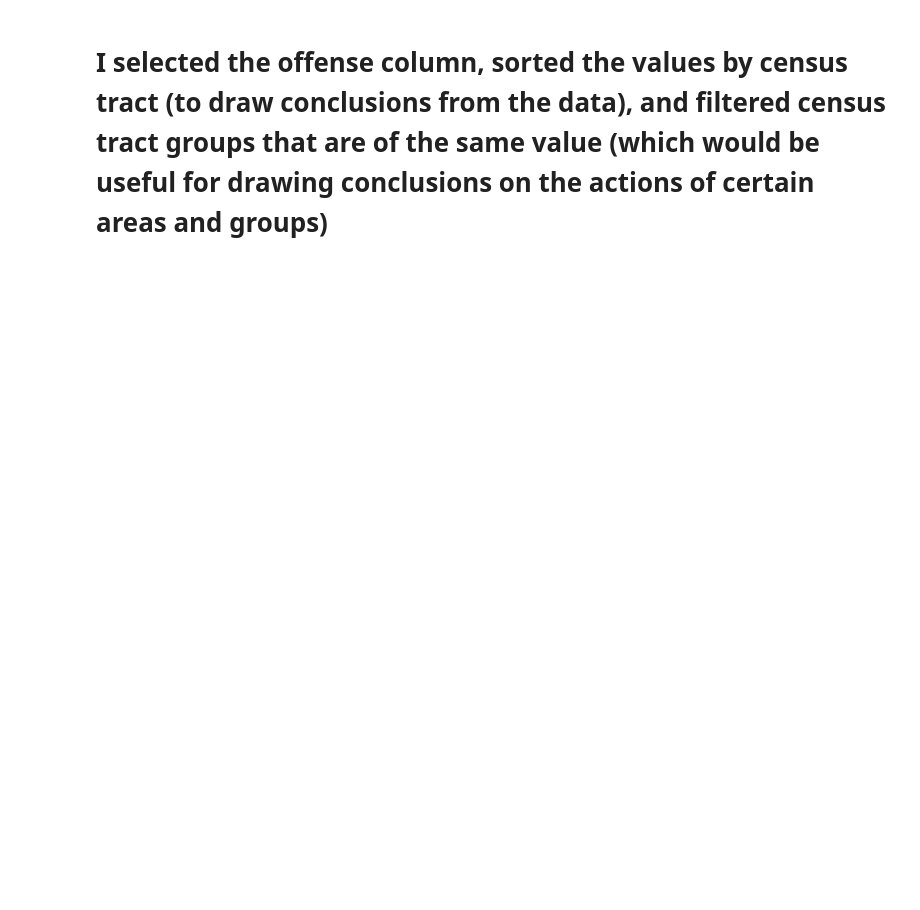
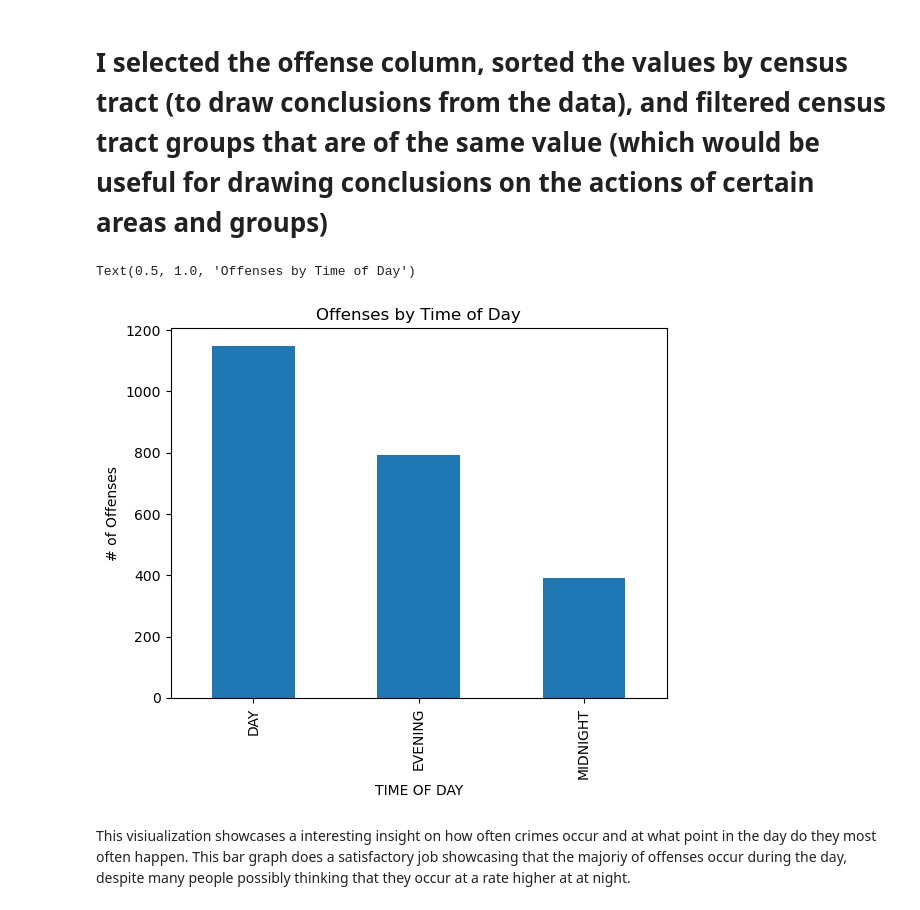
Before and after one commit to jlorciv7/IA-340, a Jupyter notebook: Lab2.ipynb, the cells around one changed output. Cells and saved outputs as stored; diff of their text form; code cells hidden in the pictures; blank space fills up the shorter version.

```diff
--- a/Lab2.ipynb
+++ b/Lab2.ipynb
@@ -159,2 +168,13 @@ df[df['CENSUS_TRACT']>10000] # select rows by values
 # %% [markdown]
 # I selected the offense column, sorted the values by census tract (to draw conclusions from the data), and filtered census tract groups that are of the same value (which would be useful for drawing conclusions on the actions of certain areas and groups)
+# %%
+sum_OFFENSE_by_TIMEOFDAY = df.groupby('TIME OF DAY')['OFFENSE'].count() #calculate the amount of offenses by the time of day(SHIFT)
+# %%
+sum_OFFENSE_by_TIMEOFDAY.plot(kind='bar')
+plt.ylabel('# of Offenses')
+plt.title('Offenses by Time of Day')
+# %% [output]
+Text(0.5, 1.0, 'Offenses by Time of Day')
+[figure, added]
+# %% [markdown]
+This visiualization showcases a interesting insight on how often crimes occur and at what point in the day do they most often happen. This bar graph does a satisfactory job showcasing that the majoriy of offenses occur during the day, despite many people possibly thinking that they occur at a rate higher at at night.
```
Also changed, not shown: parts of 10 cells of this notebook, 1 other file.
